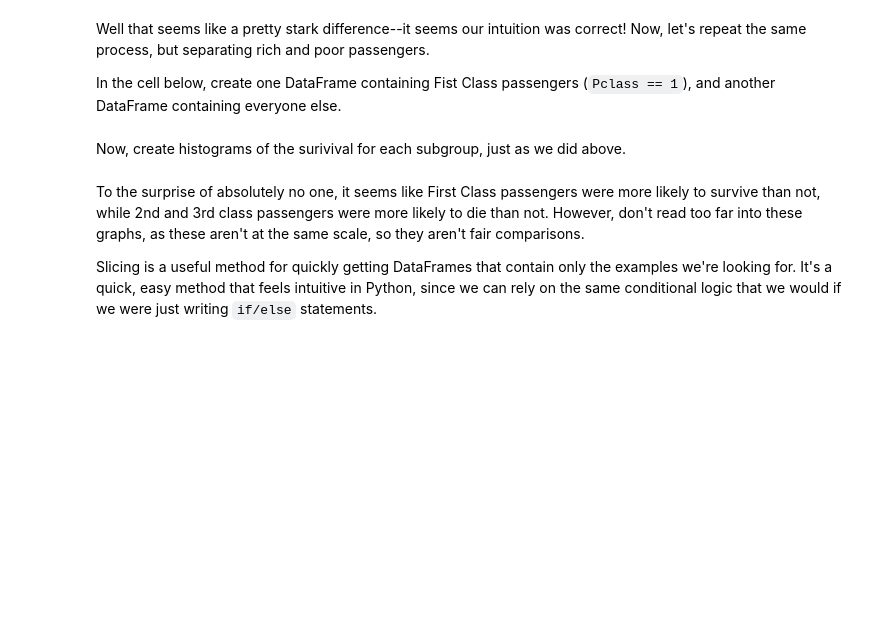
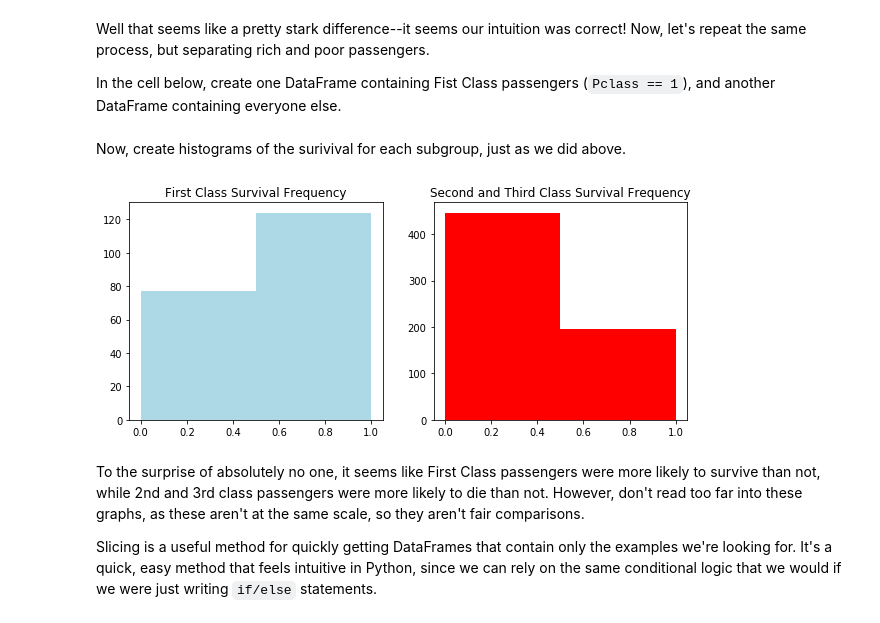
Before and after one commit to jackielebwohl/flatiron-labs_and_projects, a Jupyter notebook: section05/dsc-0-05-16-sql-with-pandas-online-ds-pt-112618/index.ipynb, the cells around one changed output. Cells and saved outputs as stored; diff of their text form; code cells hidden in the pictures; blank space fills up the shorter version.

```diff
--- a/section05/dsc-0-05-16-sql-with-pandas-online-ds-pt-112618/index.ipynb
+++ b/section05/dsc-0-05-16-sql-with-pandas-online-ds-pt-112618/index.ipynb
@@ -87,5 +132,31 @@ second_third_class_df = None
+# %%
+first_class_df = df.loc[df.Pclass == '1']
+second_third_class_df = df.loc[(df.Pclass == '2') | (df.Pclass == '3')]
 # %% [markdown]
 Now, create histograms of the surivival for each subgroup, just as we did above.
+# %%
+new_figure = plt.figure(figsize=(10,4))
+
+# Add a subplot to the figure - a new axes
+ax = new_figure.add_subplot(121)
+
+# Add a second subplot to the figure - a new axes
+ax2 = new_figure.add_subplot(122)
+
+# Generate a line plot on first axes
+ax.hist(first_class_df.Survived, color='lightblue', bins=2)
+
+# Draw a scatter plot on 2nd axes
+ax2.hist(second_third_class_df.Survived, color='red', bins=2)
+
+ax.set_title('First Class Survival Frequency')
+ax2.set_title('Second and Third Class Survival Frequency')
+
+
+# Show the plot
+plt.show()
+# %% [output]
+[figure, added]
 # %% [markdown]
 To the surprise of absolutely no one, it seems like First Class passengers were more likely to survive than not, while 2nd and 3rd class passengers were more likely to die than not.  However, don't read too far into these graphs, as these aren't at the same scale, so they aren't fair comparisons.
 
```
Also changed, not shown: parts of 24 cells of this notebook.
